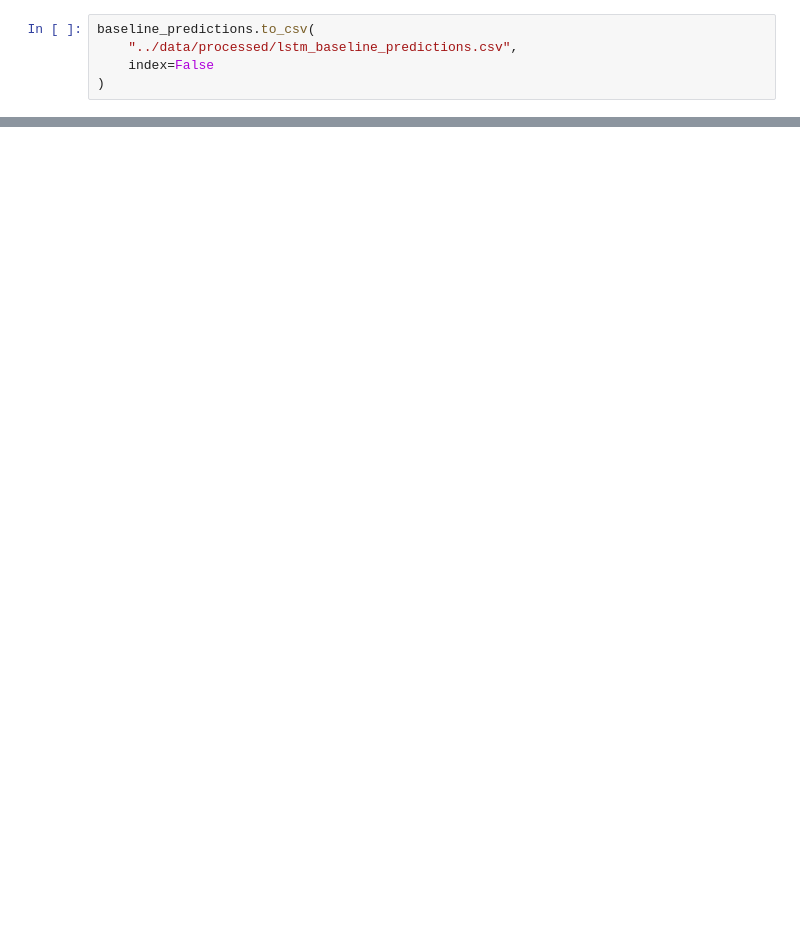
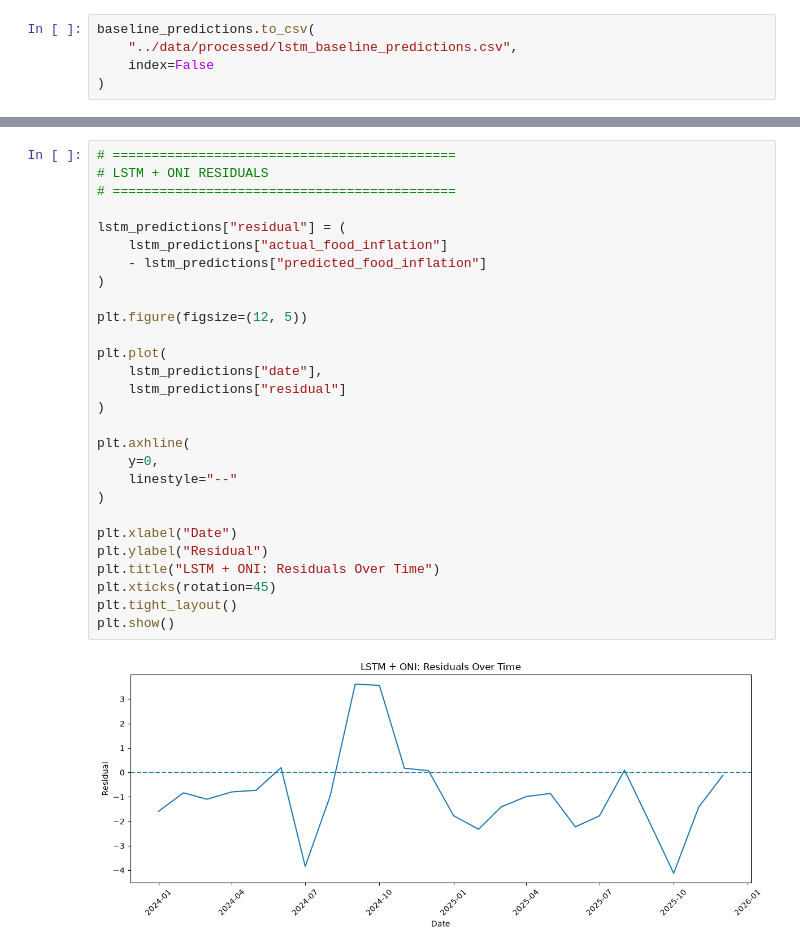
Before and after one commit to AyushTomarOG/Food-Inflation-in-El-Nino, a Jupyter notebook: notebooks/05_lstm.ipynb, the cells around one changed output, grey strips where cells are left out. Saved outputs shown, nothing was run; the diff lists cells and outputs as text; blank space fills up the shorter version.

```diff
--- a/notebooks/05_lstm.ipynb
+++ b/notebooks/05_lstm.ipynb
@@ -695,0 +891,30 @@ baseline_predictions.to_csv(
+# %%
+# ============================================
+# LSTM + ONI RESIDUALS
+# ============================================
+
+lstm_predictions["residual"] = (
+    lstm_predictions["actual_food_inflation"]
+    - lstm_predictions["predicted_food_inflation"]
+)
+
+plt.figure(figsize=(12, 5))
+
+plt.plot(
+    lstm_predictions["date"],
+    lstm_predictions["residual"]
+)
+
+plt.axhline(
+    y=0,
+    linestyle="--"
+)
+
+plt.xlabel("Date")
+plt.ylabel("Residual")
+plt.title("LSTM + ONI: Residuals Over Time")
+plt.xticks(rotation=45)
+plt.tight_layout()
+plt.show()
+# %% [output]
+[figure, added]
```
Also changed, not shown: parts of 29 cells of this notebook, 6 other files.
